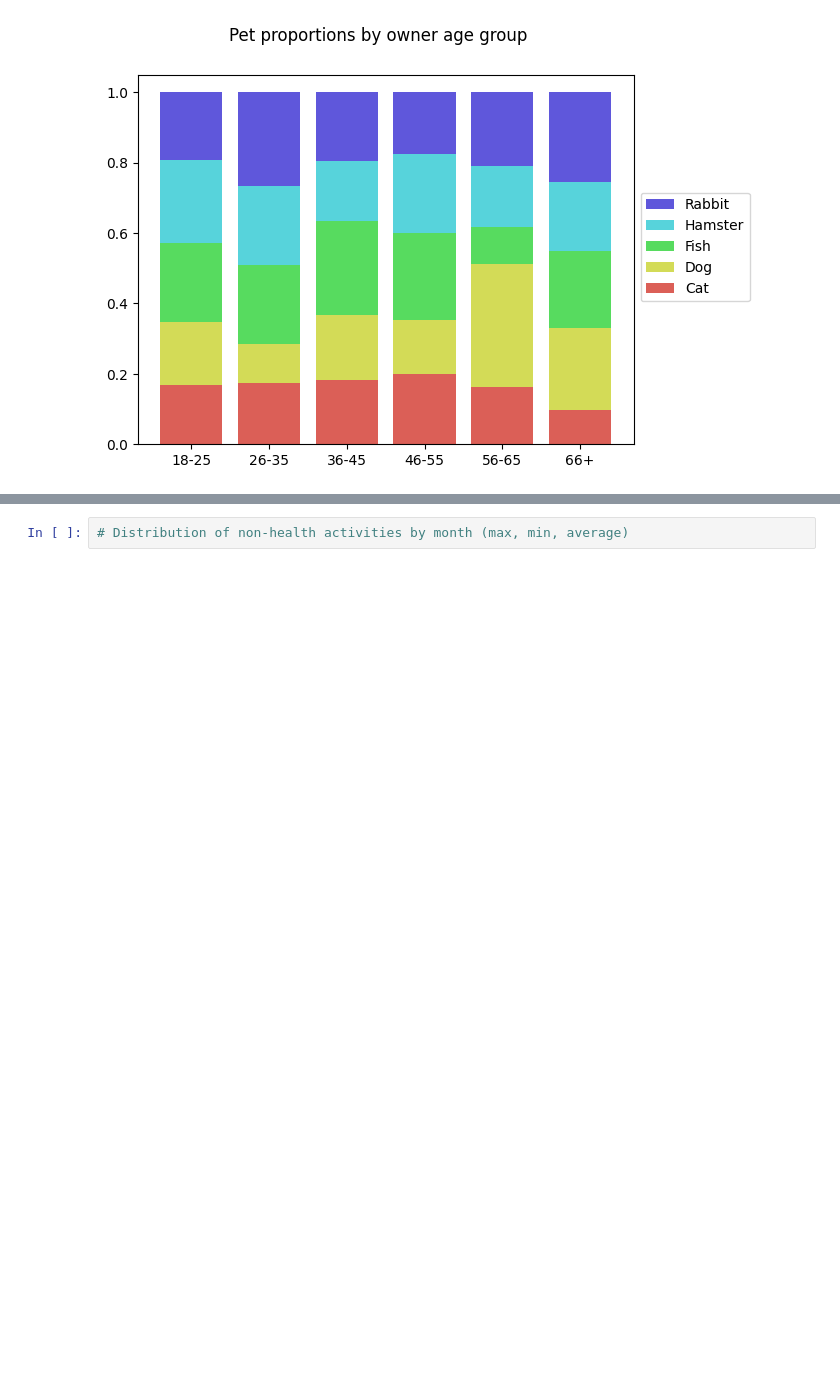
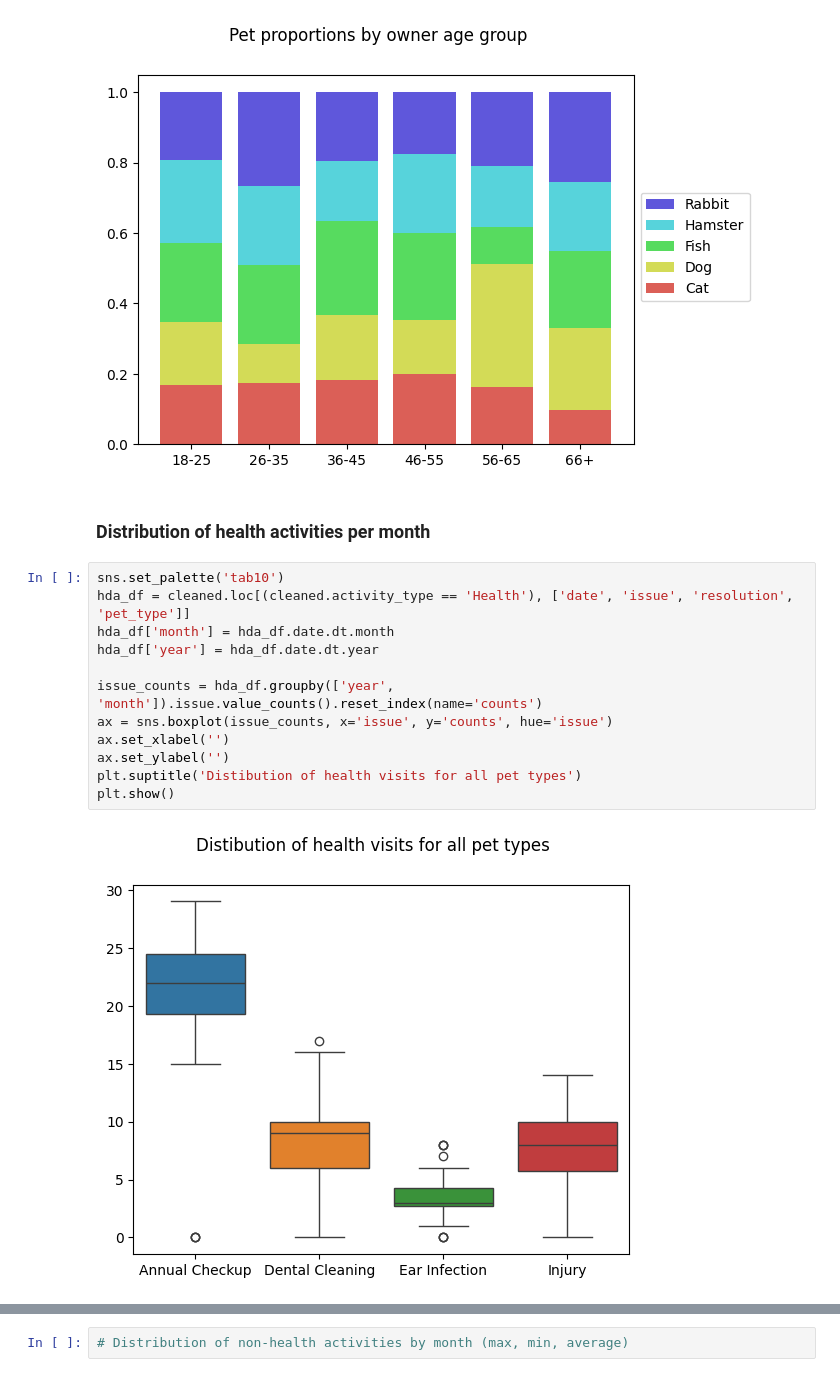
Before and after one commit to kozmik-moore/pet-software-developer-pipeline, a Jupyter notebook: code/notebook.ipynb, the cells around one changed output, grey strips where cells are left out. Saved outputs shown, nothing was run; the diff lists cells and outputs as text; blank space fills up the shorter version.

Commit message:
Added distribution plots for health activities.

```diff
--- a/code/notebook.ipynb
+++ b/code/notebook.ipynb
@@ -137,3 +133,19 @@ plt.suptitle('Pet proportions by owner age group')
 plt.show()
 # %% [output]
 [figure]
+# %% [markdown]
+### Distribution of health activities per month
+# %%
+sns.set_palette('tab10')
+hda_df = cleaned.loc[(cleaned.activity_type == 'Health'), ['date', 'issue', 'resolution', 'pet_type']]
+hda_df['month'] = hda_df.date.dt.month
+hda_df['year'] = hda_df.date.dt.year
+
+issue_counts = hda_df.groupby(['year', 'month']).issue.value_counts().reset_index(name='counts')
+ax = sns.boxplot(issue_counts, x='issue', y='counts', hue='issue')
+ax.set_xlabel('')
+ax.set_ylabel('')
+plt.suptitle('Distibution of health visits for all pet types')
+plt.show()
+# %% [output]
+[figure, added]
```
Also changed, not shown: parts of 5 cells of this notebook, 1 other file.
